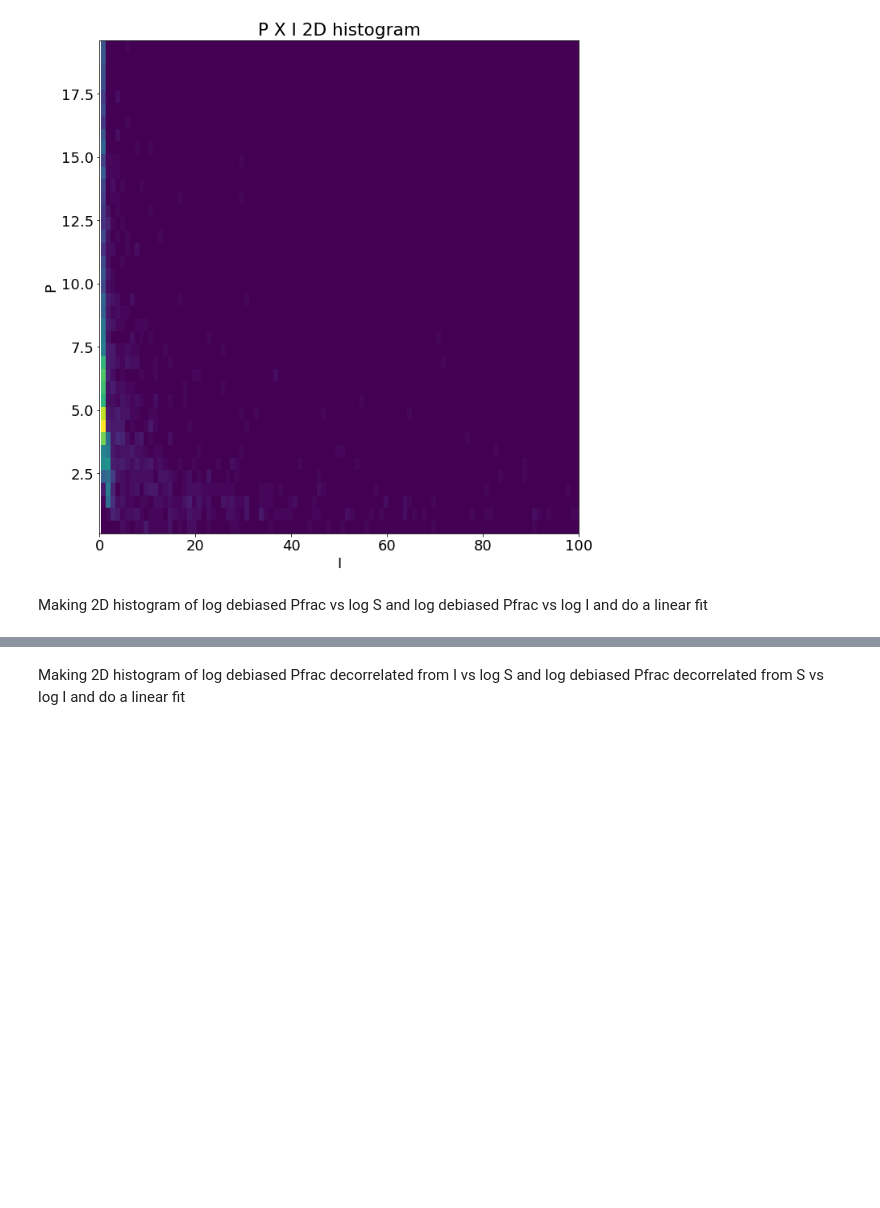
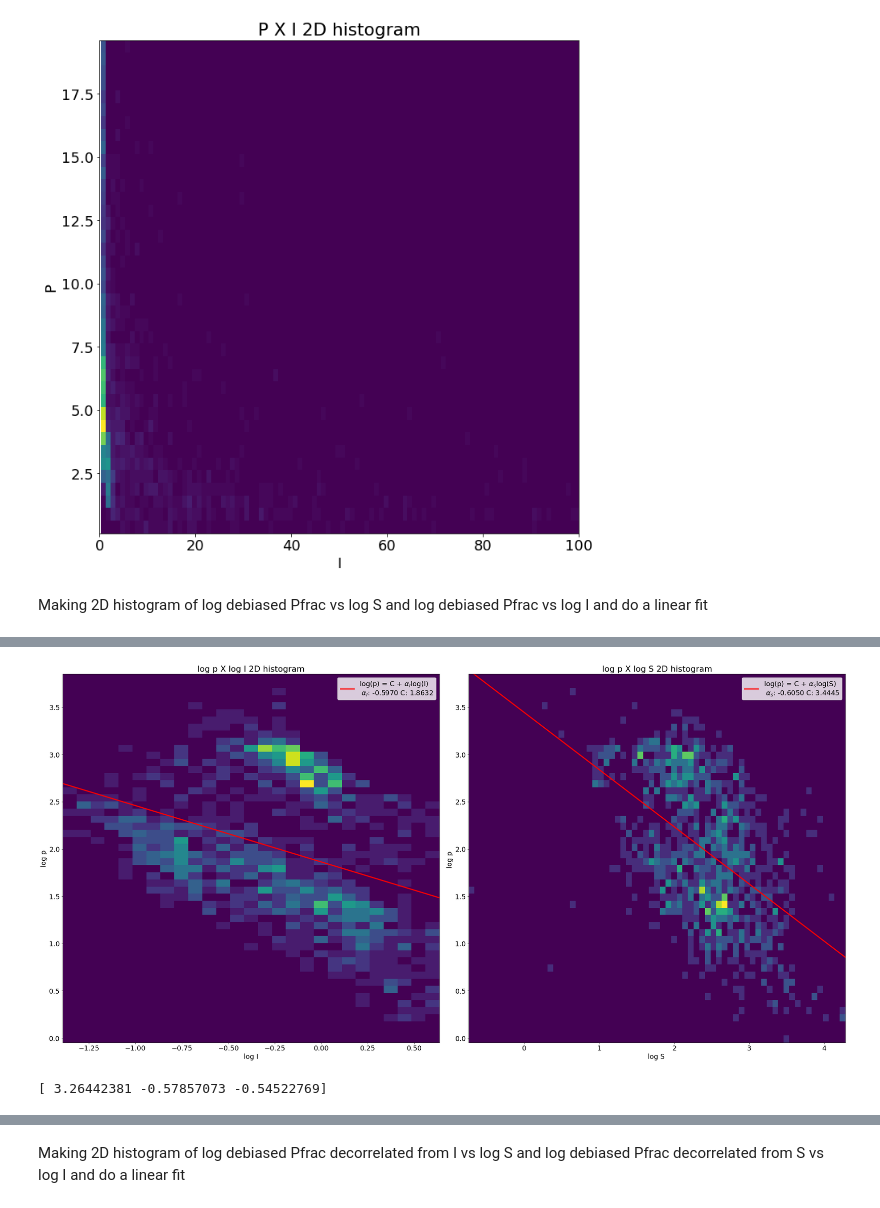
Before and after one commit to Siddharth3-14/Internship-MIT, a Jupyter notebook: angle_dispersion_funtion.ipynb, the cells around one changed output, grey strips where cells are left out. Saved outputs shown, nothing was run; the diff lists cells and outputs as text; code cells hidden in the pictures; blank space fills up the shorter version.

```diff
--- a/angle_dispersion_funtion.ipynb
+++ b/angle_dispersion_funtion.ipynb
@@ -472,0 +553,68 @@ plt.show()
+# %%
+
+def lin_fit(x, a, b):
+    return a + b*x
+
+s_under_array = s_under_2.data.flatten()
+p_under_array = p_under_2.data.flatten()
+I_under_array = I_under_2.data.flatten()
+
+
+log_s = np.log(s_under_array)
+log_p = np.log(p_under_array)
+log_I = np.log(I_under_array)
+
+
+p_min = np.nanmin(log_p)
+p_max = np.log(50)
+s_min = np.nanmin(log_s)
+s_max = np.nanmax(log_s)
+I_min = np.nanmin(log_I)
+I_max = np.nanmax(log_I)
+
+
+p_bins = np.arange(p_min, p_max, 0.075)
+s_bins = np.arange(s_min, s_max, 0.075)
+I_bins = np.arange(I_min, I_max, 0.075)
+
+df_log = pd.DataFrame({'logp': log_p,'logs':log_s,'logI':log_I})
+df_log = df_log.dropna()
+
+PS_under_param, PS_under_param_cov = curve_fit(lin_fit, df_log['logs'], df_log['logp'])
+PS_FitFunc_under = lin_fit(s_bins,PS_under_param[0],PS_under_param[1])
+# print(PS_under_param[0],PS_under_param[1])
+
+PI_under_param, PI_under_param_cov = curve_fit(lin_fit, df_log['logI'], df_log['logp'])
+PI_FitFunc_under = lin_fit(I_bins,PI_under_param[0],PI_under_param[1])
+# print(PI_under_param[0],PI_under_param[1])
+
+fig = plt.subplots(figsize =(30, 15))
+ax1 = plt.subplot(122)
+ax1.hist2d(log_s,log_p,bins =[s_bins, p_bins])
+label_temp = r'log(p) = C + $\alpha_s$log(S){linebreak} $\alpha_s$: {alpha_s:.4f} C: {C:.04f}'.format(alpha_s = PS_under_param[1],C = PS_under_param[0],linebreak='\n')
+plt.plot(s_bins,PS_FitFunc_under,'r',linewidth=3,label = label_temp)
+ax1.set_title("log p X log S 2D histogram")
+ax1.set_ylabel('log p ')
+ax1.set_xlabel('log S ')
+ax2 = plt.subplot(121)
+ax2.hist2d(log_I,log_p,bins =[I_bins, p_bins])
+label_temp = r'log(p) = C + $\alpha_I$log(I){linebreak} $\alpha_I$: {alpha_I:.4f} C: {C:.4f}'.format(alpha_I = PI_under_param[1],C = PI_under_param[0],linebreak='\n')
+ax2.plot(I_bins,PI_FitFunc_under,'r',linewidth=3,label = label_temp)
+ax2.set_title("log p X log I 2D histogram")
+ax2.set_ylabel('log p')
+ax2.set_xlabel('log I')
+plt.tight_layout()
+ax1.legend()
+ax2.legend()
+plt.show()
+
+def DoubleParamFunc(X, a, b, c):
+    x,y = X
+    return a + b*x + c*y
+
+p0 = -0.5539, -0.2614, 2.
+PSI_param_under, PSI_param_cov_under = curve_fit(DoubleParamFunc,(df_log['logs'],df_log['logI']), df_log['logp'],p0)
+print(PSI_param_under)
+# %% [output]
+[figure, added]
+[ 3.26442381 -0.57857073 -0.54522769]
```
Also changed, not shown: parts of 14 cells of this notebook, 1 other file.
